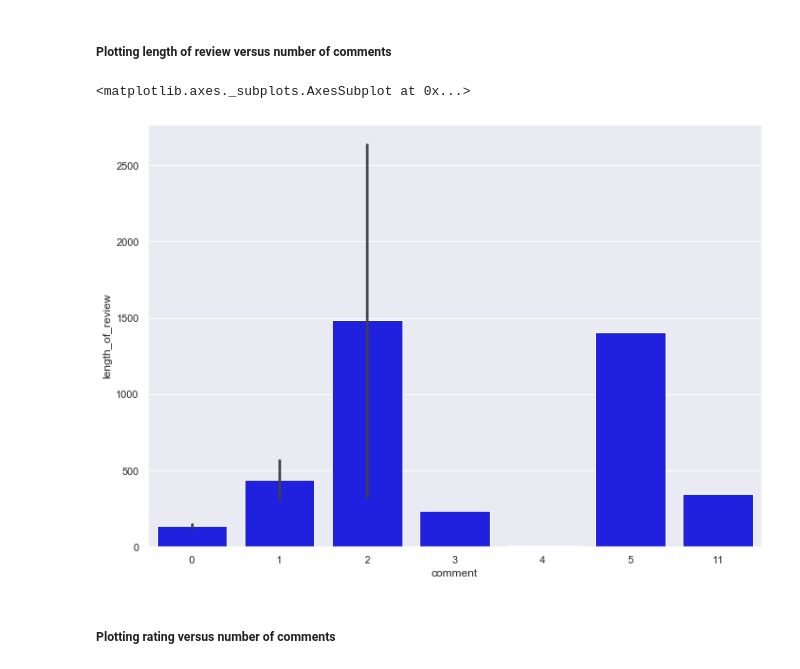
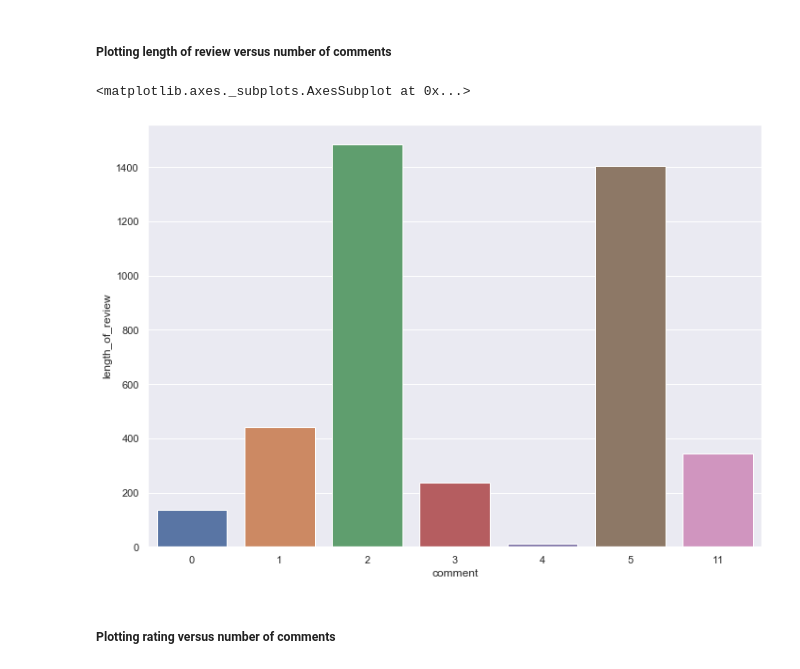
Before and after one commit to kavehamini/Amazon-Review-Analysis-JBL-Charge-4-Speaker-Sentiment-Analysis-NLP, a Jupyter notebook: Sentiment Analysis of Amazon reviews for JBL Speaker.ipynb, the cells around one changed output. Saved outputs shown, nothing was run; the diff lists cells and outputs as text; code cells hidden in the pictures.

```diff
--- a/Sentiment Analysis of Amazon reviews for JBL Speaker.ipynb
+++ b/Sentiment Analysis of Amazon reviews for JBL Speaker.ipynb
@@ -265,10 +265,10 @@ sns.barplot(x='rating', y='length_of_review', data=df, color='blue')
 # %%
 #plotting average length of review versus rating
 sns.set(rc={'figure.figsize':(11.7,8.27)})
-sns.barplot(x='comment', y='length_of_review', data=df, color='blue')
+sns.barplot(x='comment', y='length_of_review', data=df, ci=None)
 # %% [output]
 <matplotlib.axes._subplots.AxesSubplot at 0x...>
-[figure, old version]
+[figure, new version]
 # %% [markdown]
 ##### Plotting rating versus number of comments
 # %%
```
Also changed, not shown: parts of 17 cells of this notebook.
